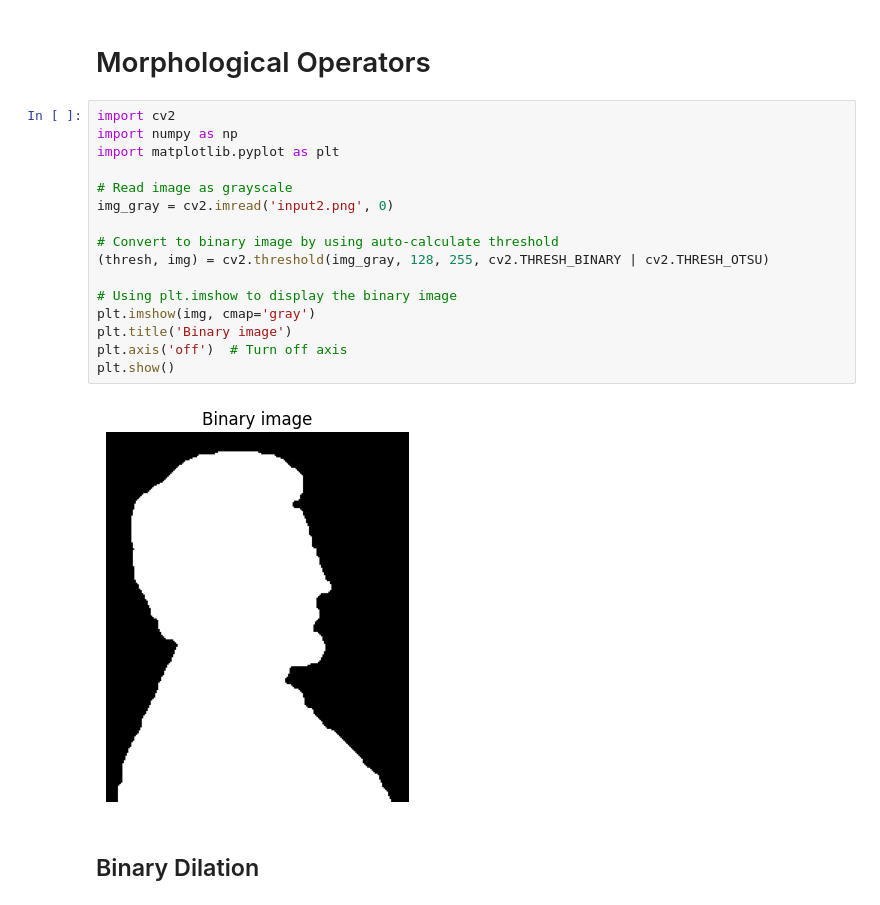
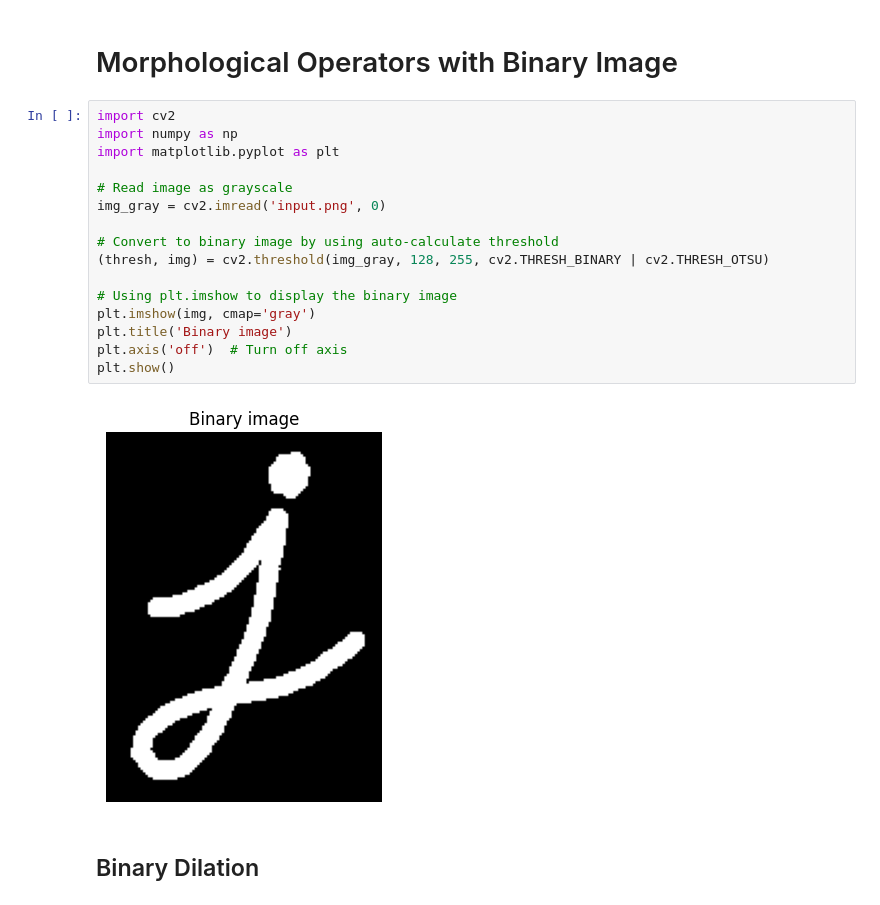
Before and after one commit to KGC31/CSC16109-Applied-Digitial-Image-And-Video-Processing, a Jupyter notebook: src/21127333_p01.ipynb, the cells around one changed output. Drawn from its saved outputs; the diff is of its cells as text.

```diff
--- a/src/21127333_p01.ipynb
+++ b/src/21127333_p01.ipynb
@@ -1,23 +1,23 @@
 # %% [markdown]
-# Morphological Operators
+# Morphological Operators with Binary Image
 # %%
 import cv2
 import numpy as np
 import matplotlib.pyplot as plt
 
 # Read image as grayscale
-img_gray = cv2.imread('input2.png', 0)
+img_gray = cv2.imread('input.png', 0)
 
 # Convert to binary image by using auto-calculate threshold
 (thresh, img) = cv2.threshold(img_gray, 128, 255, cv2.THRESH_BINARY | cv2.THRESH_OTSU)
 
 # Using plt.imshow to display the binary image
 plt.imshow(img, cmap='gray')
 plt.title('Binary image')
 plt.axis('off')  # Turn off axis
 plt.show()
 # %% [output]
-[figure, old version]
+[figure, new version]
 # %% [markdown]
 ## Binary Dilation
 # %%
```
Also changed, not shown: parts of 26 cells of this notebook, 4 other files.
